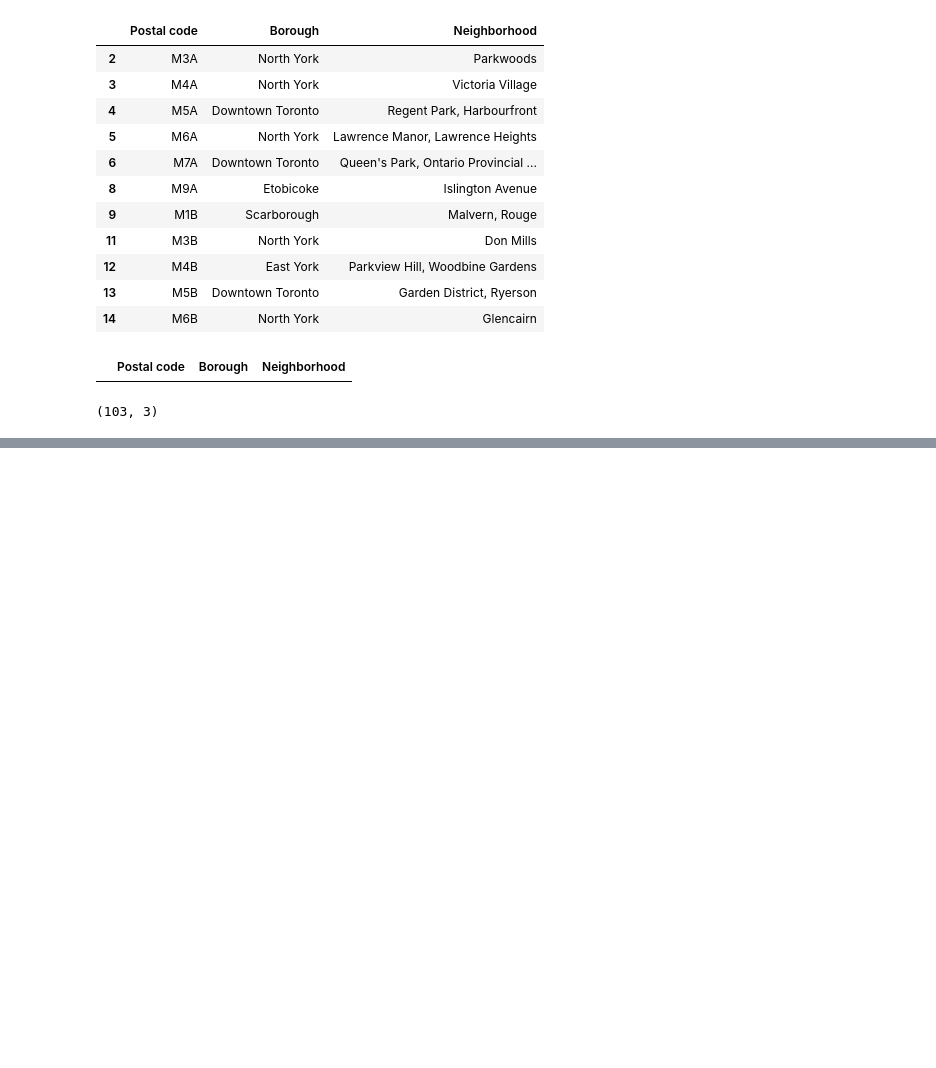
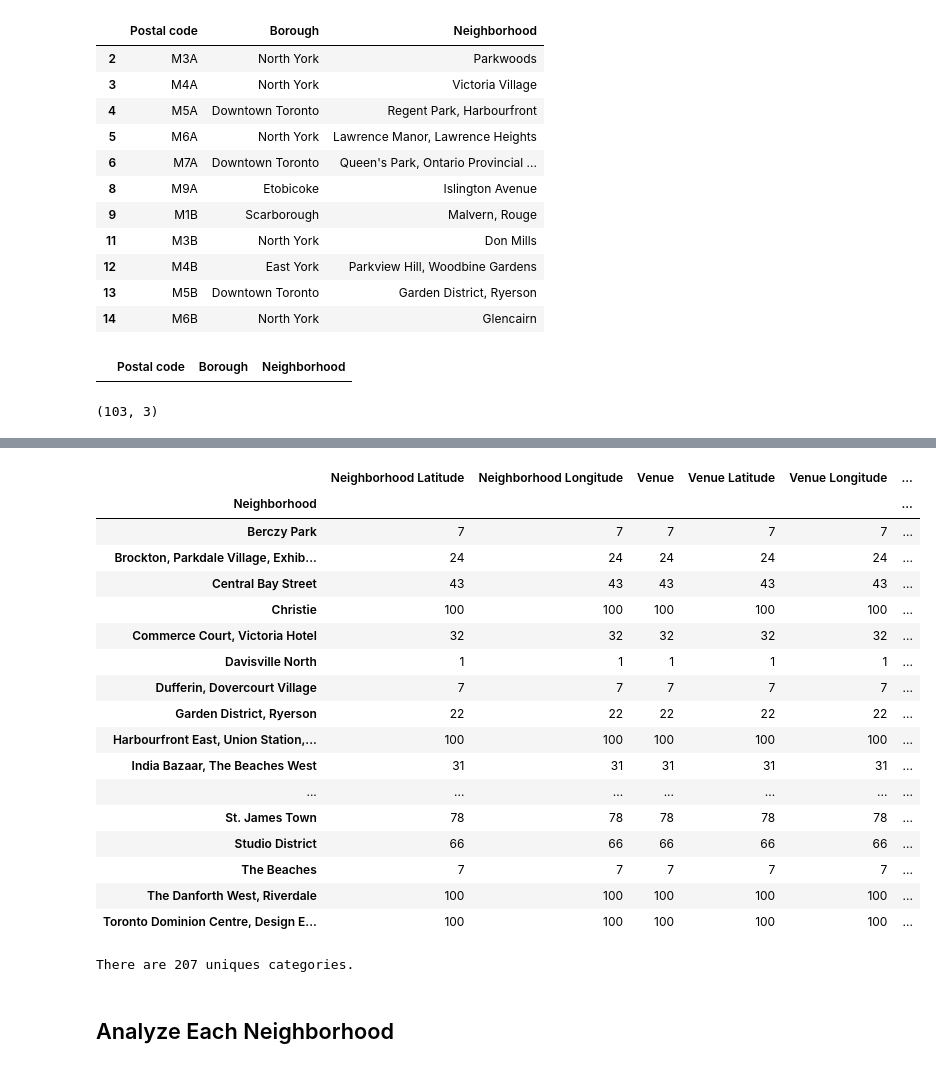
Before and after one commit to pospisilboh/Coursera_Capstone, a Jupyter notebook: Segmenting and Clustering Neighborhoods in Toronto.ipynb, the cells around one changed output, grey strips where cells are left out. Drawn from its saved outputs; the diff is of its cells as text; code cells hidden in the pictures; blank space fills up the shorter version.

```diff
--- a/Segmenting and Clustering Neighborhoods in Toronto.ipynb
+++ b/Segmenting and Clustering Neighborhoods in Toronto.ipynb
@@ -134,0 +349,12 @@ df.shape
+# %%
+# function that extracts the category of the venue
+def get_category_type(row):
+    try:
+        categories_list = row['categories']
+    except:
+        categories_list = row['venue.categories']
+
+    if len(categories_list) == 0:
+        return None
+    else:
+        return categories_list[0]['name']
@@ -134,0 +475,29 @@ df.shape
+# %%
+#Let's check how many venues were returned for each neighborhood
+toronto_venues.groupby('Neighborhood').count()
+# %% [output]
+|  | Neighborhood Latitude | Neighborhood Longitude | Venue | Venue Latitude | Venue Longitude | ... |
+| Neighborhood |  |  |  |  |  | ... |
+| Berczy Park | 7 | 7 | 7 | 7 | 7 | ... |
+| Brockton, Parkdale Village, Exhib... | 24 | 24 | 24 | 24 | 24 | ... |
+| Central Bay Street | 43 | 43 | 43 | 43 | 43 | ... |
+| Christie | 100 | 100 | 100 | 100 | 100 | ... |
+| Commerce Court, Victoria Hotel | 32 | 32 | 32 | 32 | 32 | ... |
+| Davisville North | 1 | 1 | 1 | 1 | 1 | ... |
+| Dufferin, Dovercourt Village | 7 | 7 | 7 | 7 | 7 | ... |
+| Garden District, Ryerson | 22 | 22 | 22 | 22 | 22 | ... |
+| Harbourfront East, Union Station,... | 100 | 100 | 100 | 100 | 100 | ... |
+| India Bazaar, The Beaches West | 31 | 31 | 31 | 31 | 31 | ... |
+| ... | ... | ... | ... | ... | ... | ... |
+| St. James Town | 78 | 78 | 78 | 78 | 78 | ... |
+| Studio District | 66 | 66 | 66 | 66 | 66 | ... |
+| The Beaches | 7 | 7 | 7 | 7 | 7 | ... |
+| The Danforth West, Riverdale | 100 | 100 | 100 | 100 | 100 | ... |
+| Toronto Dominion Centre, Design E... | 100 | 100 | 100 | 100 | 100 | ... |
+# %%
+#Let's find out how many unique categories can be curated from all the returned venues
+print('There are {} uniques categories.'.format(len(toronto_venues['Venue Category'].unique())))
+# %% [output]
+There are 207 uniques categories.
+# %% [markdown]
+## Analyze Each Neighborhood
```
Also changed, not shown: parts of 58 cells of this notebook.
